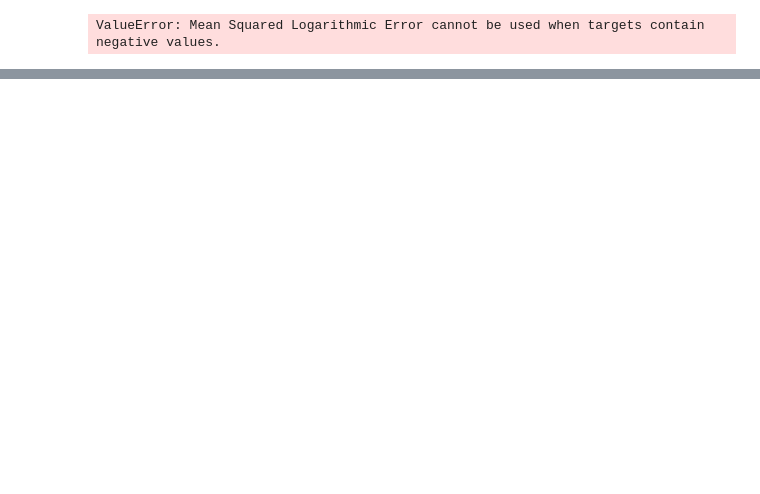
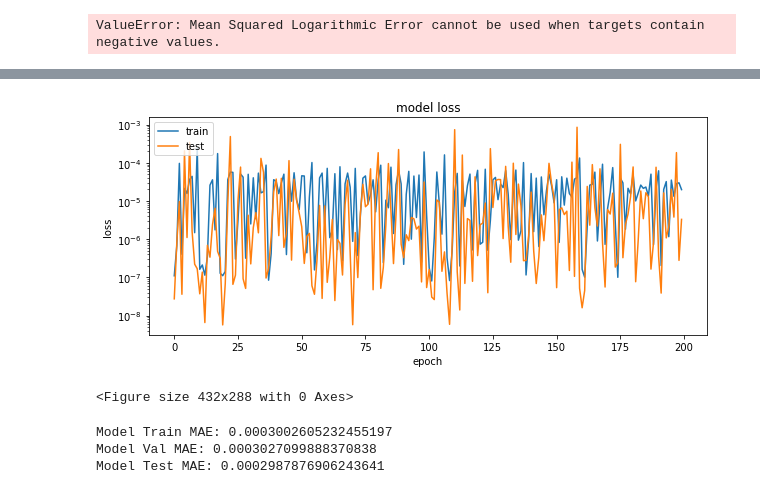
Before and after one commit to vfrank66/advanced_neural_networks, a Jupyter notebook: module_0/chapter_2/Chapter_2_Homework_WIP.ipynb, the cells around one changed output, grey strips where cells are left out. Saved outputs shown, nothing was run; the diff lists cells and outputs as text; code cells hidden in the pictures; blank space fills up the shorter version.

```diff
--- a/module_0/chapter_2/Chapter_2_Homework_WIP.ipynb
+++ b/module_0/chapter_2/Chapter_2_Homework_WIP.ipynb
@@ -182,0 +186,6 @@ Q3: Is your model underfitting, overfitting, or neither? Overfitting
+# %%
+from keras.models import load_model
+model2 = load_model('ch2_model.h5')
+# %%
+# retry number 2
+model2.fit(x=X_train.values, y=y_train, batch_size=10, epochs=200, verbose=1, validation_data=(X_val.values, y_val))
@@ -182,0 +211,23 @@ Q3: Is your model underfitting, overfitting, or neither? Overfitting
+# %%
+# summarize history for loss
+plt.figure(figsize=(10,4))
+plt.plot(model2.history.history['loss'])
+plt.plot(model2.history.history['val_loss'])
+plt.title('model loss')
+plt.ylabel('loss')
+plt.xlabel('epoch')
+plt.yscale('log')
+plt.legend(['train', 'test'], loc='upper left')
+plt.show()
+plt.clf()
+# %% [output]
+[figure, added]
+<Figure size 432x288 with 0 Axes>
+# %%
+print("Model Train MAE: " + str(mean_absolute_error(y_train, model.predict(X_train.values))))
+print("Model Val MAE: " + str(mean_absolute_error(y_val, model.predict(X_val.values))))
+print("Model Test MAE: " + str(mean_absolute_error(y_test, model.predict(X_test.values))))
+# %% [output]
+Model Train MAE: 0.0003002605232455197
+Model Val MAE: 0.0003027099888370838
+Model Test MAE: 0.0002987876906243641
```
Also changed, not shown: parts of 11 cells of this notebook, 14 other files.
